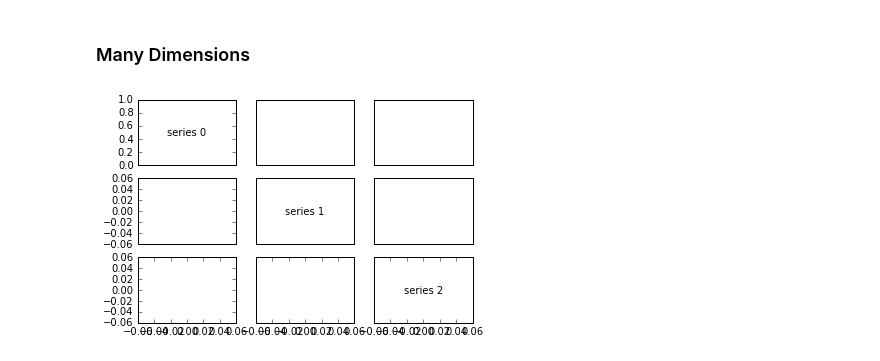
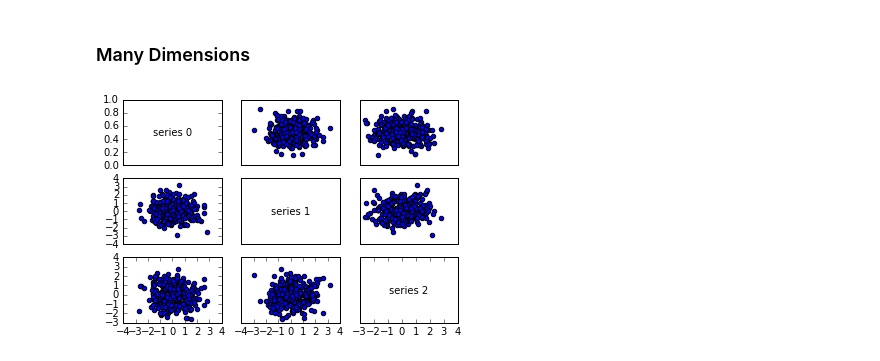
Before and after one commit to EvanOman/Data-Science-from-Scratch, a Jupyter notebook: Chapter10.ipynb, the cells around one changed output. Drawn from its saved outputs; the diff is of its cells as text; code cells hidden in the pictures.

Commit message:
Fixed Ch10 plot

```diff
--- a/Chapter10.ipynb
+++ b/Chapter10.ipynb
@@ -117,35 +113,32 @@ def correlation_matrix(data):
 def makeScatterPlotMatrix(data):
     _, num_columns = CH4.shape(data)
     fig, ax = plt.subplots(num_columns, num_columns)
 
     for i in range(num_columns):
         for j in range(num_columns):
             # scatter column_j on the x axis vs column_i on the y axis
             if i != j:
                 ax[i][j].scatter(CH4.get_col(data, j), CH4.get_col(data, i))
             else:
                 ax[i][j].annotate("series " + str(i), (.5, .5),
                                   xycoords='axes fraction', ha="center", va="center")
 
             # Then hide the axis labels except left and bottom charts
             if i < num_columns -1:
                 ax[i][j].xaxis.set_visible(False)
             if j > 0:
                 ax[i][j].yaxis.set_visible(False)
 
     # Fix the bottom right and top left axis labels, which are wrong because
     # their charts only have text in them
     ax[-1][-1].set_xlim(ax[0][-1].get_xlim())
     ax[0][0].set_xlim(ax[0][1].get_ylim())
     plt.show()
 
 
 if __name__ == "__main__":
 
-    # Make my own data
-    def myMatrixEntry(i, j): random_normal()
-
-    data = CH4.make_matrix(300, 3, myMatrixEntry)
+    data = CH4.make_matrix(300, 3, lambda i,j: random_normal())
     makeScatterPlotMatrix(data)
 # %% [output]
-[figure, old version]
+[figure, new version]
```
Also changed, not shown: parts of 1 cell of this notebook.
